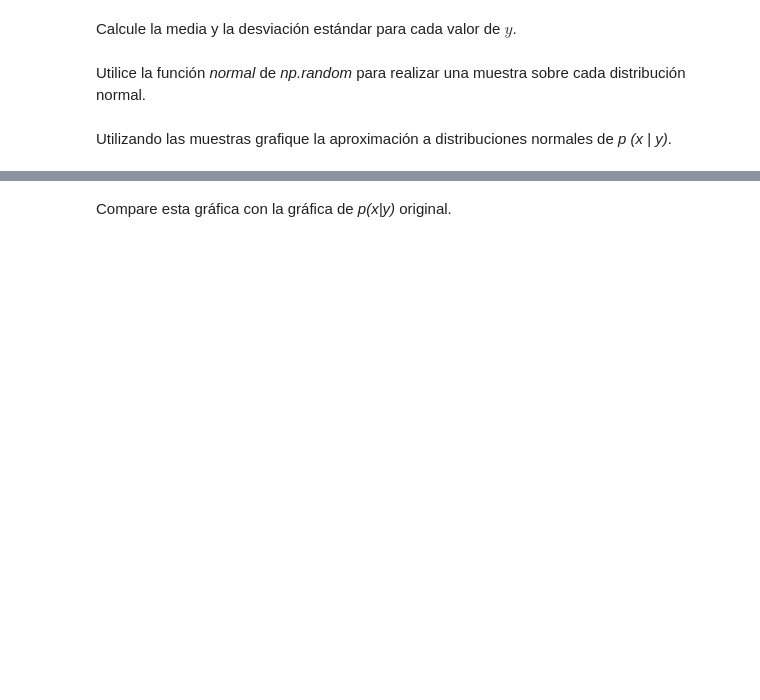
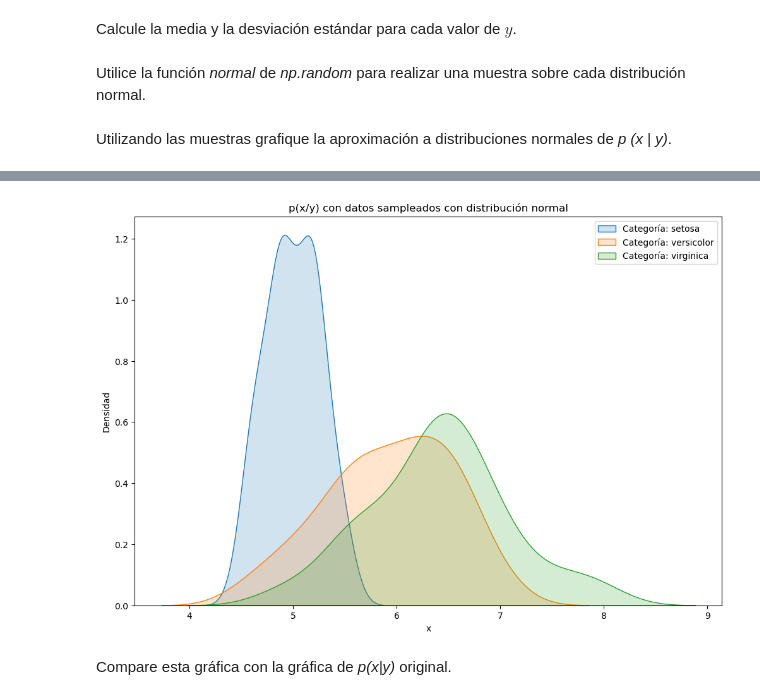
Before and after one commit to octarevetria/IA_Generativa, a Jupyter notebook: Redes Bayesianas/Redes Bayesianas.ipynb, the cells around one changed output, grey strips where cells are left out. Cells and saved outputs as stored; diff of their text form; code cells hidden in the pictures; blank space fills up the shorter version.

```diff
--- a/Redes Bayesianas/Redes Bayesianas.ipynb
+++ b/Redes Bayesianas/Redes Bayesianas.ipynb
@@ -580,6 +588,17 @@ virginica_feature = xfeature_original[100:150]
 # %% [markdown]
 Calcule la media y la desviación estándar para cada valor de $y$.
+# %%
+media_setosa = np.mean(setosa_feature)
+media_versicolor = np.mean(versicolor_feature)
+media_virginica = np.mean(virginica_feature)
+desvio_std_setosa = np.std(setosa_feature)
+desvio_std_versicolor = np.std(versicolor_feature)
+desvio_std_virginica = np.std(virginica_feature)
 # %% [markdown]
 Utilice la función *normal* de *np.random* para realizar una muestra sobre cada distribución normal.
+# %%
+sample_setosa = np.random.normal(loc=media_setosa, scale=desvio_std_setosa, size=50)
+sample_versicolor = np.random.normal(loc=media_versicolor, scale=desvio_std_versicolor, size=50)
+sample_virginica = np.random.normal(loc=media_virginica, scale=desvio_std_virginica, size=50)
 # %% [markdown]
 Utilizando las muestras grafique la aproximación a distribuciones normales de *p (x | y)*.
@@ -586,2 +625,21 @@ Utilizando las muestras grafique la aproximación a distribuciones normales de *
+# %%
+plt.figure(figsize=(12, 8))
+
+normal_samples_by_cat = {
+    'setosa': sample_setosa,
+    'versicolor': sample_versicolor,
+    'virginica': sample_virginica
+}
+
+for category, samples in normal_samples_by_cat.items():
+    sns.kdeplot(samples, label=f'Categoría: {category}', fill=True, alpha=0.2)
+
+plt.title('p(x/y) con datos sampleados con distribución normal')
+plt.xlabel('x')
+plt.ylabel('Densidad')
+plt.legend()
+plt.show()
+# %% [output]
+[figure, added]
 # %% [markdown]
 Compare esta gráfica con la gráfica de *p(x|y)* original.
```
Also changed, not shown: parts of 19 cells of this notebook.
